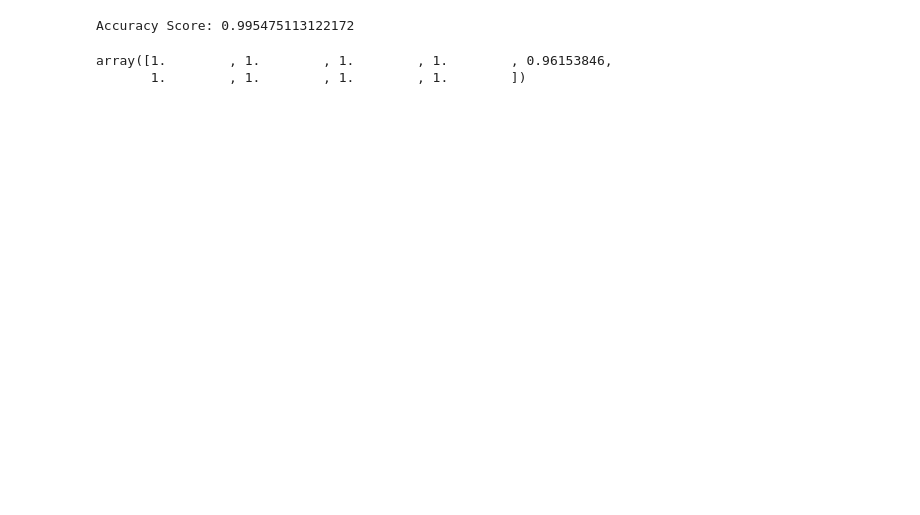
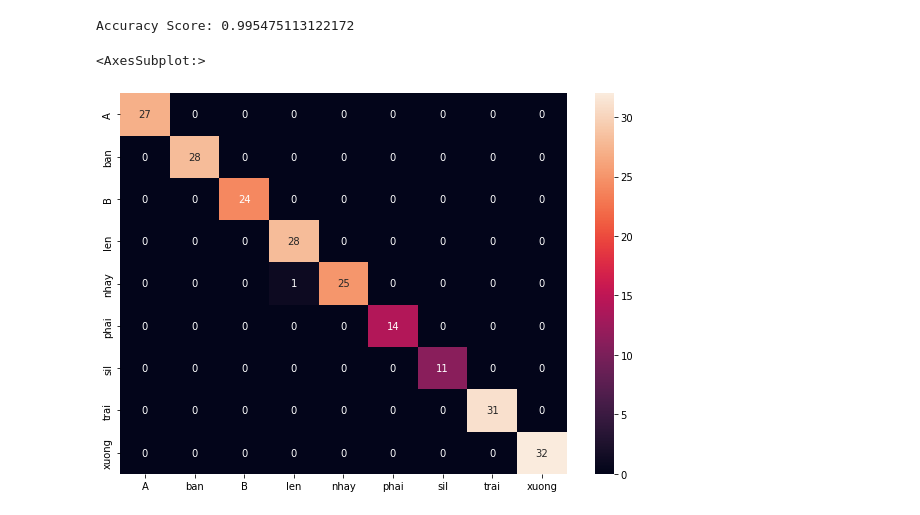
Before and after one commit to Huy1711/Speech_Recognition, a Jupyter notebook: Speech.ipynb, the cells around one changed output. Cells and saved outputs as stored; diff of their text form; code cells hidden in the pictures; blank space fills up the shorter version.

```diff
--- a/Speech.ipynb
+++ b/Speech.ipynb
@@ -379,8 +390,13 @@ Accuracy Score: 0.995475113122172
 # %%
 from sklearn.metrics import confusion_matrix
 
 matrix = confusion_matrix(y_true, y_preds)
 matrix.diagonal()/matrix.sum(axis=1)
+
+df_cm = pd.DataFrame(matrix, index = dict2.values(),
+                  columns = dict2.values())
+plt.figure(figsize = (10,7))
+sns.heatmap(df_cm, annot=True)
 # %% [output]
-array([1.        , 1.        , 1.        , 1.        , 0.96153846,
-       1.        , 1.        , 1.        , 1.        ])
+<AxesSubplot:>
+[figure, added]
```
Also changed, not shown: parts of 12 cells of this notebook, 1 other file.
